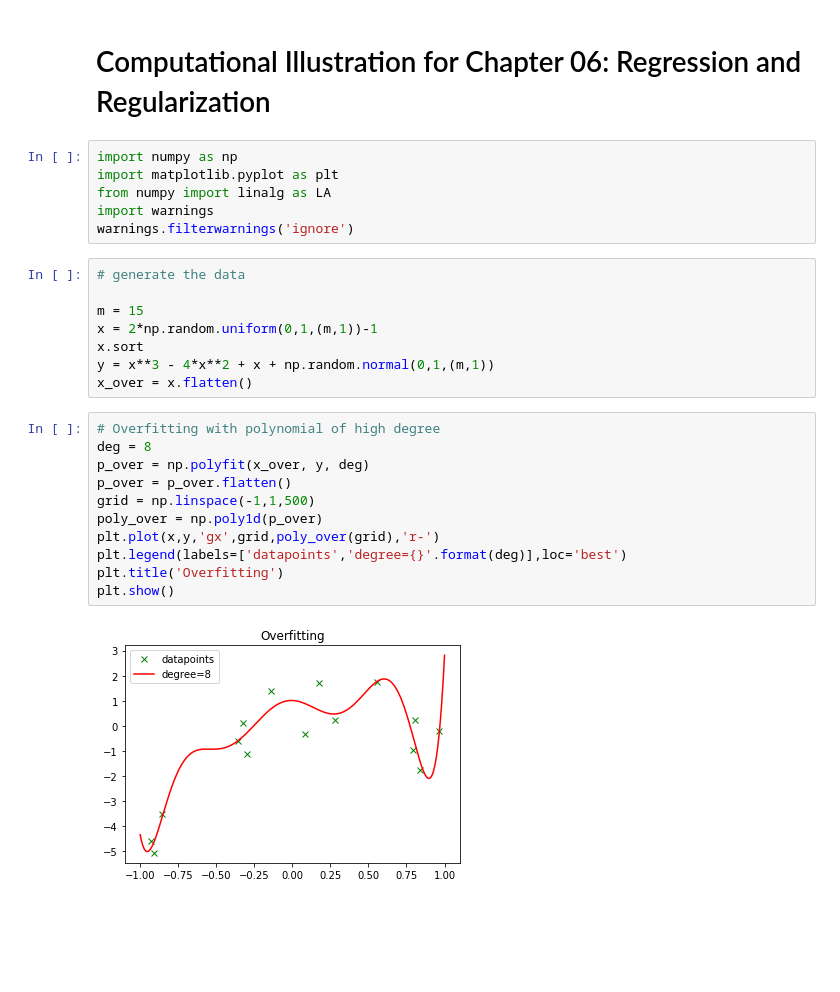
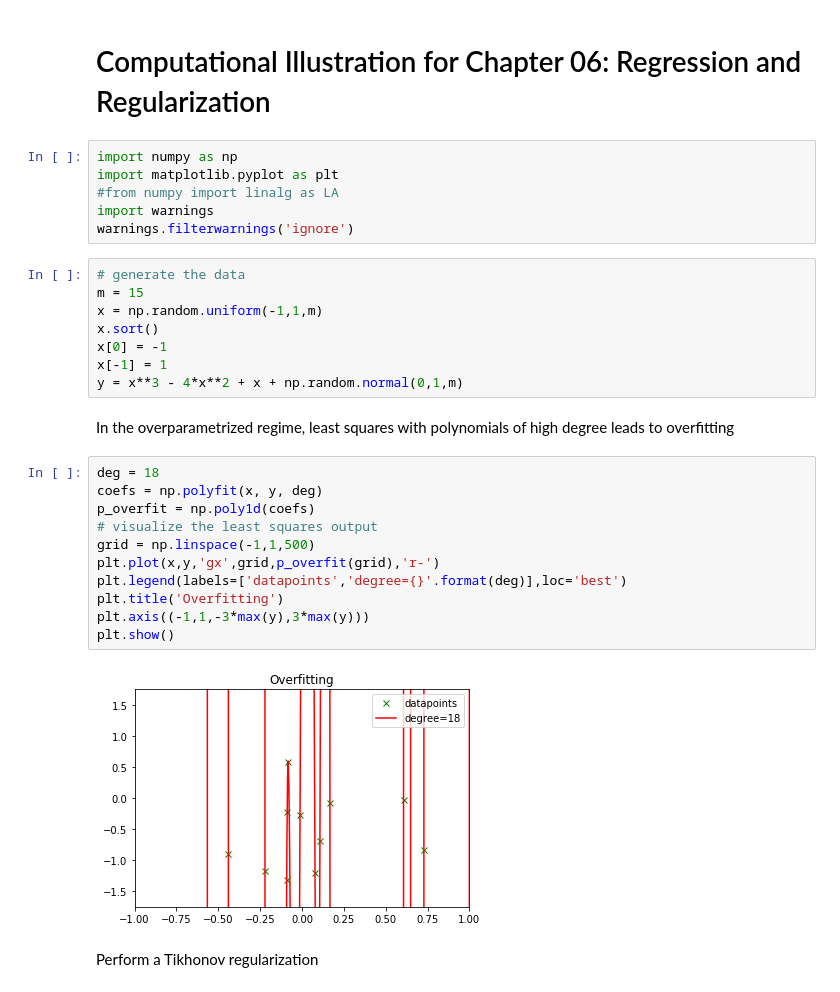
Before and after one commit to foucart/Mathematical_Pictures_at_a_Data_Science_Exhibition, a Jupyter notebook: Chapter06/Chapter06.ipynb, the cells around one changed output. Cells and saved outputs as stored; diff of their text form; blank space fills up the shorter version.

```diff
--- a/Chapter06/Chapter06.ipynb
+++ b/Chapter06/Chapter06.ipynb
@@ -3,28 +3,32 @@
 # %%
 import numpy as np
 import matplotlib.pyplot as plt
-from numpy import linalg as LA
+#from numpy import linalg as LA
 import warnings
 warnings.filterwarnings('ignore')
 # %%
 # generate the data
-
 m = 15
-x = 2*np.random.uniform(0,1,(m,1))-1
-x.sort
-y = x**3 - 4*x**2 + x + np.random.normal(0,1,(m,1))
-x_over = x.flatten()
+x = np.random.uniform(-1,1,m)
+x.sort()
+x[0] = -1
+x[-1] = 1
+y = x**3 - 4*x**2 + x + np.random.normal(0,1,m)
+# %% [markdown]
+In the overparametrized regime, least squares with polynomials of high degree leads to overfitting
 # %%
-# Overfitting with polynomial of high degree
-deg = 8
-p_over = np.polyfit(x_over, y, deg)
-p_over = p_over.flatten()
+deg = 18
+coefs = np.polyfit(x, y, deg)
+p_overfit = np.poly1d(coefs)
+# visualize the least squares output
 grid = np.linspace(-1,1,500)
-poly_over = np.poly1d(p_over)
-plt.plot(x,y,'gx',grid,poly_over(grid),'r-')
+plt.plot(x,y,'gx',grid,p_overfit(grid),'r-')
 plt.legend(labels=['datapoints','degree={}'.format(deg)],loc='best')
 plt.title('Overfitting')
+plt.axis((-1,1,-3*max(y),3*max(y)))
 plt.show()
 # %% [output]
-[figure, old version]
+[figure, new version]
+# %% [markdown]
+Perform a Tikhonov regularization
 # %%
```
Also changed, not shown: parts of 5 cells of this notebook.
